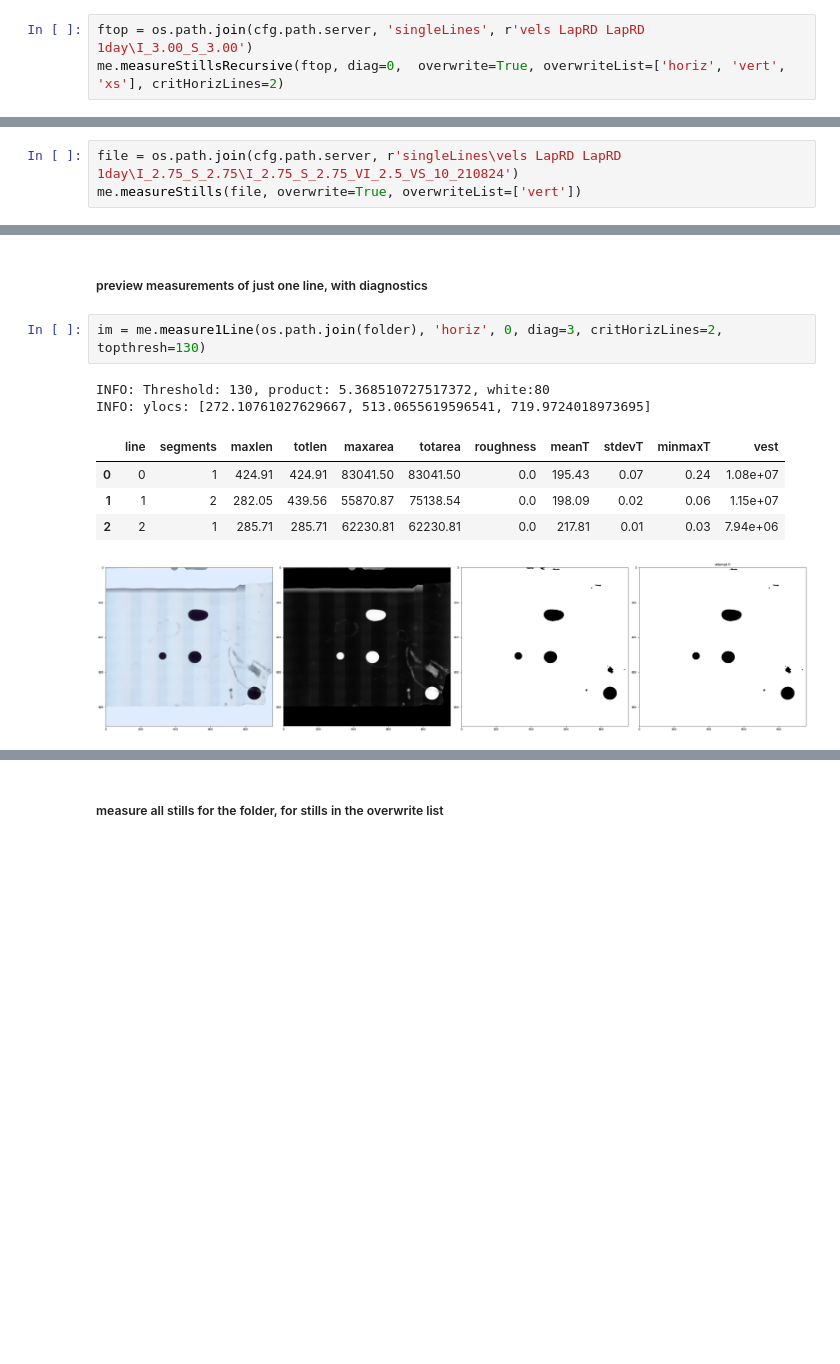
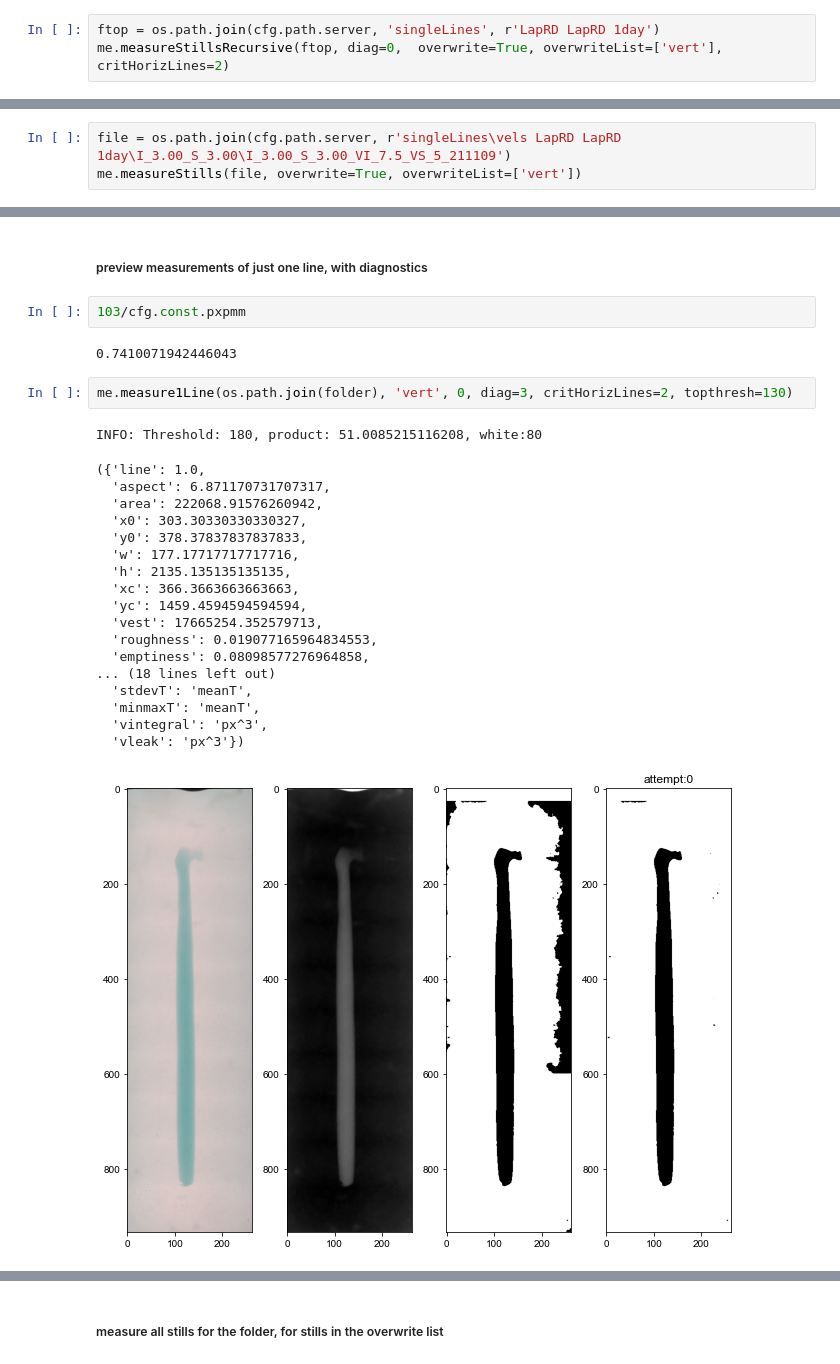
Before and after one commit to usnistgov/embedded3DPvids, a Jupyter notebook: ipynb/singleLineMetrics.ipynb, the cells around one changed output, grey strips where cells are left out. Cells and saved outputs as stored; diff of their text form; blank space fills up the shorter version.

Commit message:
updated plotting tools

```diff
--- a/ipynb/singleLineMetrics.ipynb
+++ b/ipynb/singleLineMetrics.ipynb
@@ -48,6 +48,6 @@ bad_read
 # %% [markdown]
 ## measure all stills
 # %%
-ftop = os.path.join(cfg.path.server, 'singleLines', r'vels LapRD LapRD 1day\I_3.00_S_3.00')
-me.measureStillsRecursive(ftop, diag=0,  overwrite=True, overwriteList=['horiz', 'vert', 'xs'], critHorizLines=2)
+ftop = os.path.join(cfg.path.server, 'singleLines', r'LapRD LapRD 1day')
+me.measureStillsRecursive(ftop, diag=0,  overwrite=True, overwriteList=['vert'], critHorizLines=2)
 # %% [output]
@@ -102,6 +71,6 @@ INFO: Exported //cfs2e.nist.gov/642/internal/3D Printing Lab/Shopbot/videos/sing
 # %% [markdown]
 ## measure one folder
 # %%
-file = os.path.join(cfg.path.server, r'singleLines\vels LapRD LapRD 1day\I_2.75_S_2.75\I_2.75_S_2.75_VI_2.5_VS_10_210824')
+file = os.path.join(cfg.path.server, r'singleLines\vels LapRD LapRD 1day\I_3.00_S_3.00\I_3.00_S_3.00_VI_7.5_VS_5_211109')
 me.measureStills(file, overwrite=True, overwriteList=['vert'])
 # %% [output]
@@ -155,13 +124,29 @@ br
 IndexError: single positional indexer is out-of-bounds
 # %% [markdown]
 ##### preview measurements of just one line, with diagnostics
+# %%
+103/cfg.const.pxpmm
+# %% [output]
+0.7410071942446043
 # %%
-im = me.measure1Line(os.path.join(folder), 'horiz', 0, diag=3, critHorizLines=2, topthresh=130)
+me.measure1Line(os.path.join(folder), 'vert', 0, diag=3, critHorizLines=2, topthresh=130)
 # %% [output]
-INFO: Threshold: 130, product: 5.368510727517372, white:80
-INFO: ylocs: [272.10761027629667, 513.0655619596541, 719.9724018973695]
+INFO: Threshold: 180, product: 51.0085215116208, white:80
-|  | line | segments | maxlen | totlen | maxarea | totarea | roughness | meanT | stdevT | minmaxT | vest |
-| 0 | 0 | 1 | 424.91 | 424.91 | 83041.50 | 83041.50 | 0.0 | 195.43 | 0.07 | 0.24 | 1.08e+07 |
-| 1 | 1 | 2 | 282.05 | 439.56 | 55870.87 | 75138.54 | 0.0 | 198.09 | 0.02 | 0.06 | 1.15e+07 |
-| 2 | 2 | 1 | 285.71 | 285.71 | 62230.81 | 62230.81 | 0.0 | 217.81 | 0.01 | 0.03 | 7.94e+06 |
+({'line': 1.0,
+  'aspect': 6.871170731707317,
+  'area': 222068.91576260942,
+  'x0': 303.30330330330327,
+  'y0': 378.37837837837833,
+  'w': 177.17717717717716,
+  'h': 2135.135135135135,
+  'xc': 366.3663663663663,
+  'yc': 1459.4594594594594,
+  'vest': 17665254.352579713,
+  'roughness': 0.019077165964834553,
+  'emptiness': 0.08098577276964858,
+... (18 lines left out)
+  'stdevT': 'meanT',
+  'minmaxT': 'meanT',
+  'vintegral': 'px^3',
+  'vleak': 'px^3'})
-[figure, old version]
+[figure, new version]
```
Also changed, not shown: parts of 5 cells of this notebook, 12 other files.
